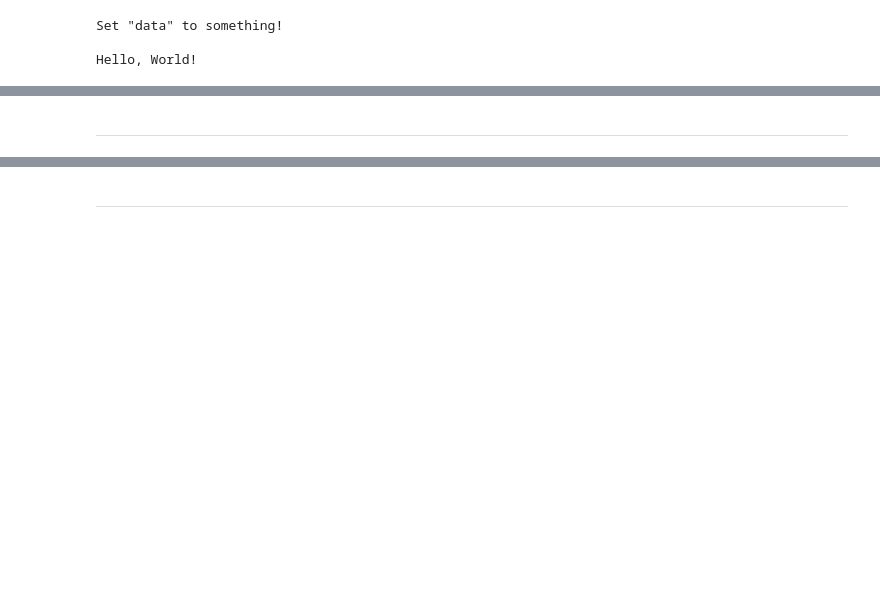
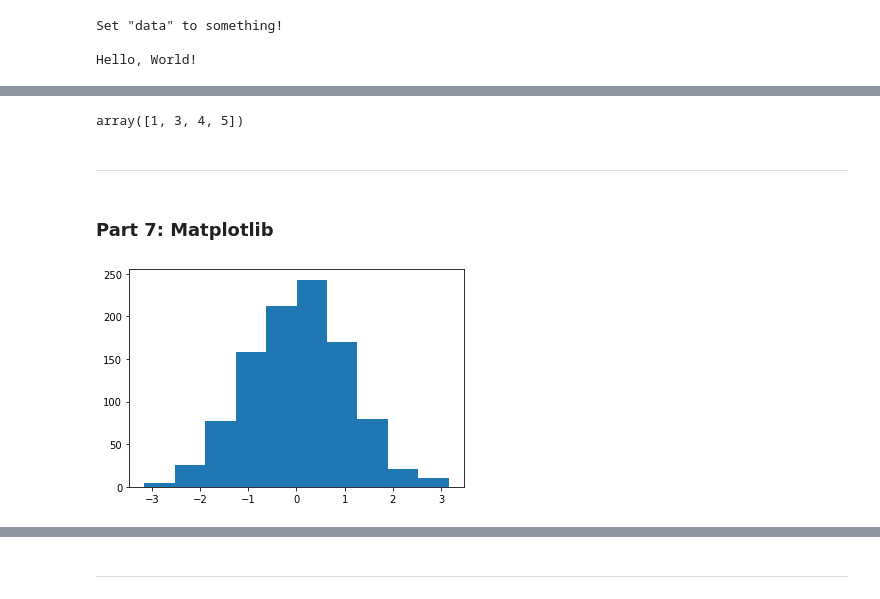
Before and after one commit to asmithh/network-science-data-book, a Jupyter notebook: class_01_python_refresher.ipynb, the cells around one changed output, grey strips where cells are left out. Drawn from its saved outputs; the diff is of its cells as text; code cells hidden in the pictures; blank space fills up the shorter version.

```diff
--- a/class_01_python_refresher.ipynb
+++ b/class_01_python_refresher.ipynb
@@ -1302,2 +1789,8 @@ Hello, World!
+# %%
+np.unique(A)
+# %% [output]
+array([1, 3, 4, 5])
 # %% [markdown]
 ___________
+# %% [markdown]
+### Part 7: Matplotlib
@@ -1303,0 +1799,7 @@ ___________
+# %%
+npoints = 1000
+data = np.random.normal(0,1,npoints)
+# %%
+plt.hist(data);
+# %% [output]
+[figure, added]
```
Also changed, not shown: parts of 154 cells of this notebook, 21 other files.
